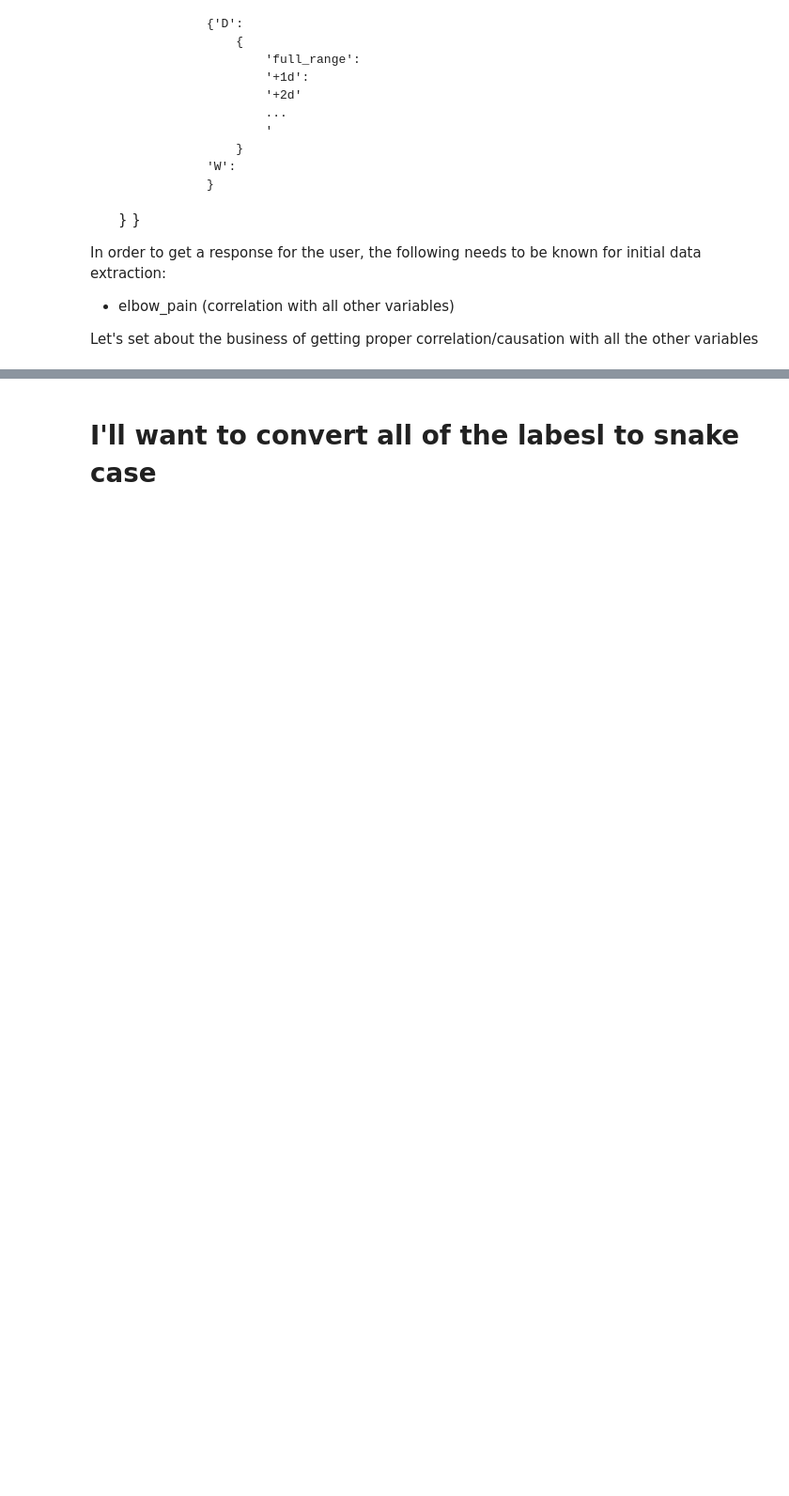
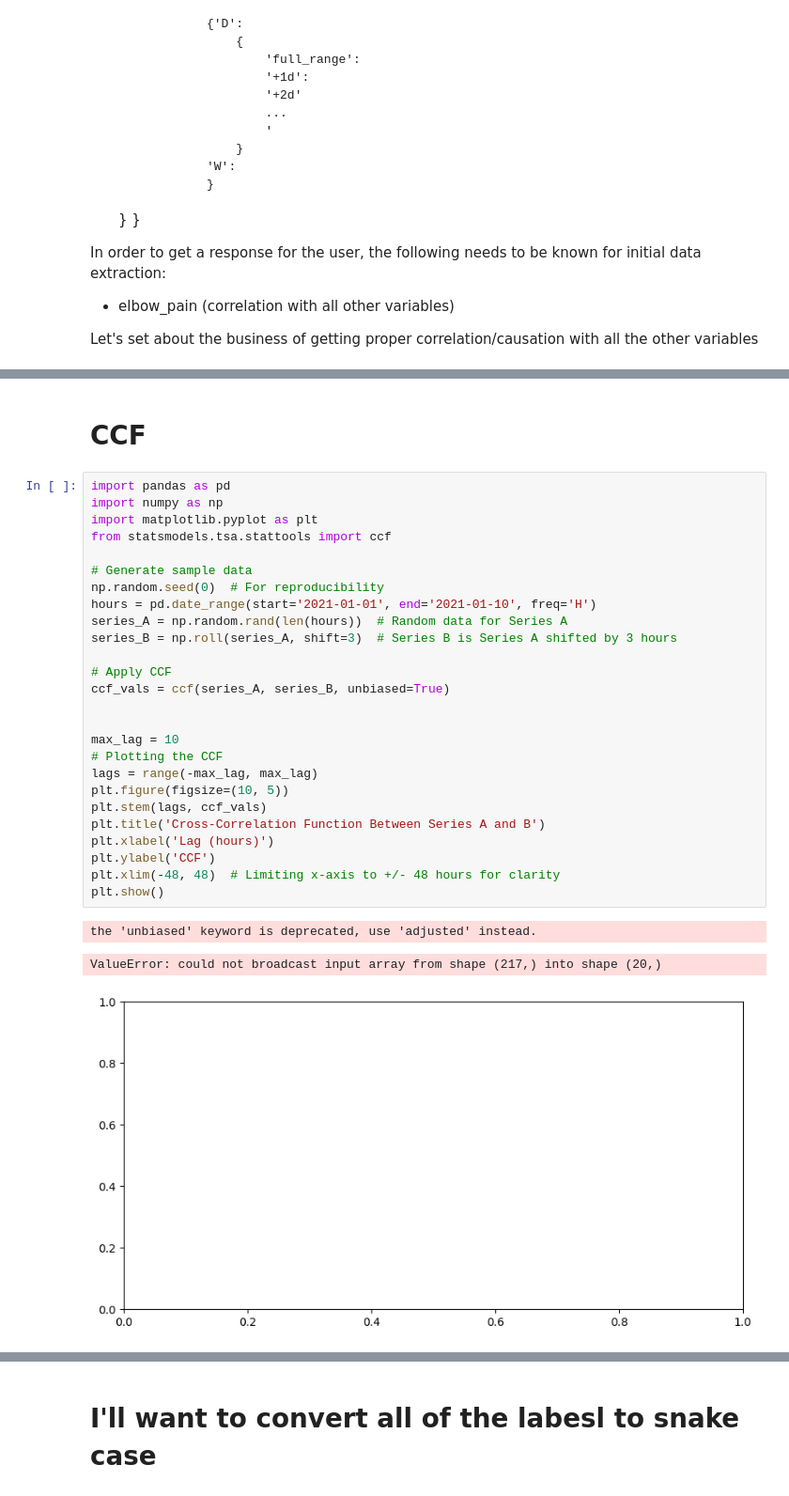
Before and after one commit to brilerner/ewandi, a Jupyter notebook: src/analysis/correlation.ipynb, the cells around one changed output, grey strips where cells are left out. Shown at 94% size. Drawn from its saved outputs; the diff is of its cells as text; blank space fills up the shorter version.

```diff
--- a/src/analysis/correlation.ipynb
+++ b/src/analysis/correlation.ipynb
@@ -256,0 +688,32 @@ The first thing we need to do is determine how to assign relationships with the
+# %% [markdown]
+# CCF
+# %%
+import pandas as pd
+import numpy as np
+import matplotlib.pyplot as plt
+from statsmodels.tsa.stattools import ccf
+
+# Generate sample data
+np.random.seed(0)  # For reproducibility
+hours = pd.date_range(start='2021-01-01', end='2021-01-10', freq='H')
+series_A = np.random.rand(len(hours))  # Random data for Series A
+series_B = np.roll(series_A, shift=3)  # Series B is Series A shifted by 3 hours
+
+# Apply CCF
+ccf_vals = ccf(series_A, series_B, unbiased=True)
+
+
+max_lag = 10
+# Plotting the CCF
+lags = range(-max_lag, max_lag)
+plt.figure(figsize=(10, 5))
+plt.stem(lags, ccf_vals)
+plt.title('Cross-Correlation Function Between Series A and B')
+plt.xlabel('Lag (hours)')
+plt.ylabel('CCF')
+plt.xlim(-48, 48)  # Limiting x-axis to +/- 48 hours for clarity
+plt.show()
+# %% [output]
+the 'unbiased' keyword is deprecated, use 'adjusted' instead.
+ValueError: could not broadcast input array from shape (217,) into shape (20,)
+[figure, added]
```
Also changed, not shown: parts of 39 cells of this notebook, 17 other files.
